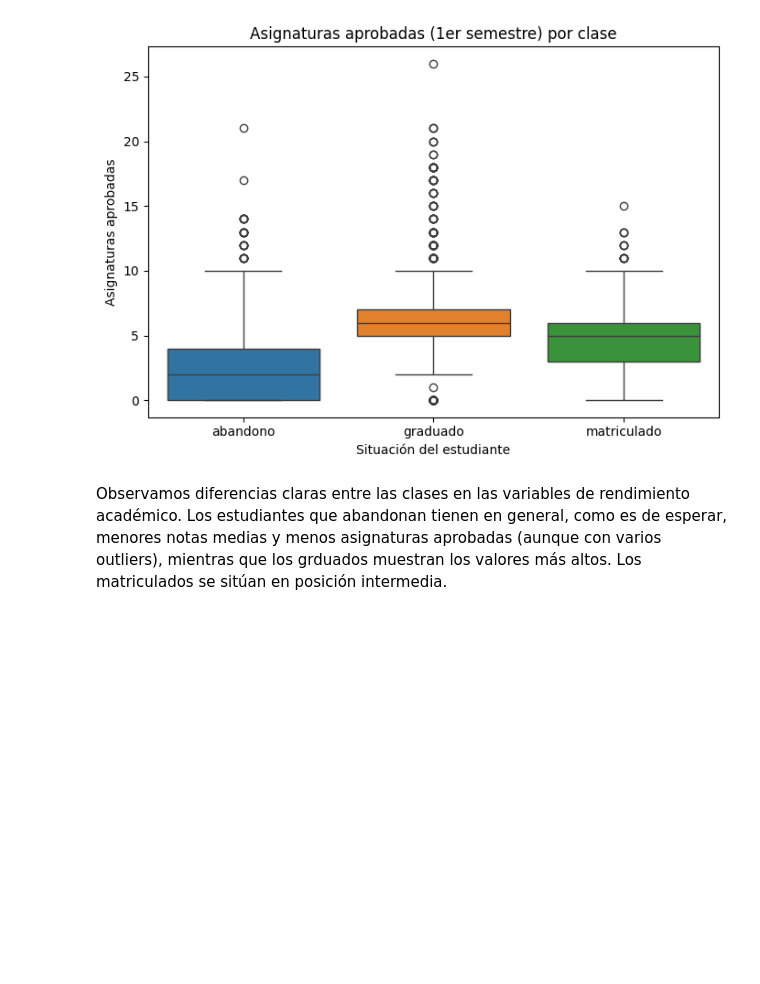
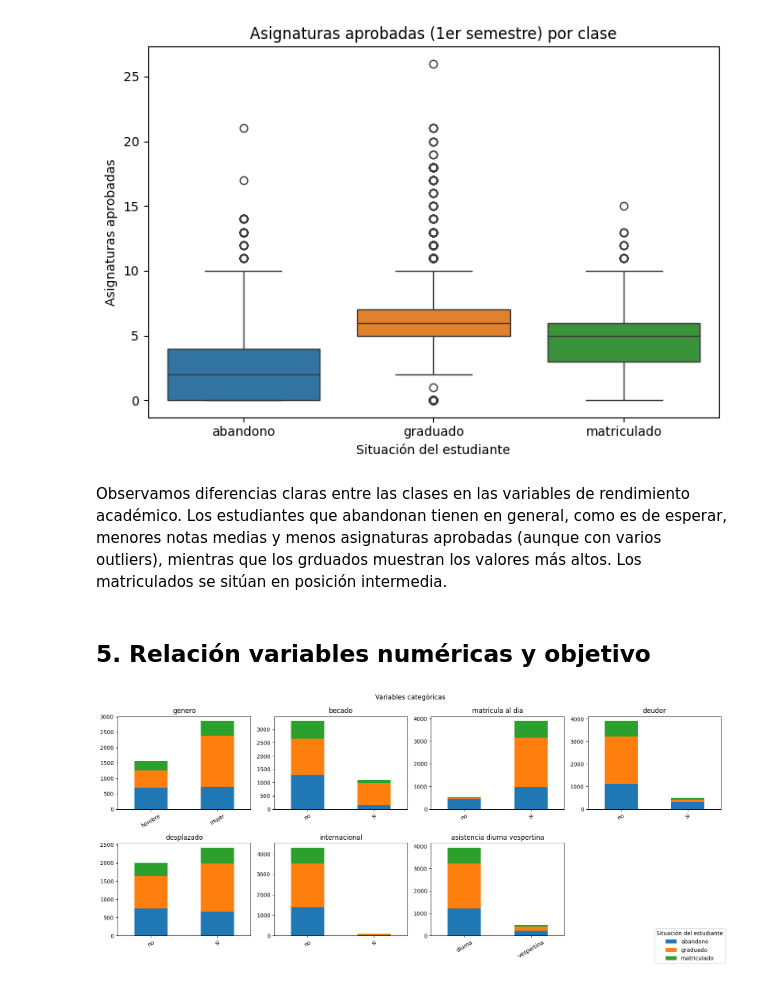
Before and after one commit to adrianalorenzo/ML_proyecto_final, a Jupyter notebook: notebooks/01_EDA.ipynb, the cells around one changed output. Cells and saved outputs as stored; diff of their text form; code cells hidden in the pictures; blank space fills up the shorter version.

Commit message:
Implementado 1.5 relación con categóricas, 1.6,matriz de correlación, 1.7. variables macroeconómicas y 1.8 resumen. Correción de errores.

```diff
--- a/notebooks/01_EDA.ipynb
+++ b/notebooks/01_EDA.ipynb
@@ -189,3 +189,43 @@ plt.show()
 [figure]
 # %% [markdown]
 Observamos diferencias claras entre las clases en las variables de rendimiento académico. Los estudiantes que abandonan tienen en general, como es de esperar, menores notas medias y menos asignaturas aprobadas (aunque con varios outliers), mientras que los grduados muestran los valores más altos. Los matriculados se sitúan en posición intermedia.
+# %% [markdown]
+## 5. Relación variables numéricas y objetivo
+# %%
+#seleccionamos las más relevantes
+vars_cat_plot = ['genero', 'becado', 'matricula_al_dia', 'deudor',
+                 'desplazado', 'internacional','asistencia_diurna_vespertina']
+
+fig, axes = plt.subplots(2, 4, figsize=(16, 7))
+axes = axes.flatten()
+
+#las añadimso para hacer una leyenda comun
+handles = None
+labels = None
+
+for i, var in enumerate(vars_cat_plot):
+    tabla = df.groupby([var, 'objetivo']).size().unstack(fill_value=0)
+    tabla.plot(kind= 'bar', stacked=True, ax= axes[i]) #asi ya vemos la relación con el target
+
+    axes[i].set_title(var.replace('_', ' '))
+    axes[i].set_xlabel('')
+    axes[i].tick_params(axis='x', rotation=30)
+
+    #guardamos handles solo una vez
+    if handles is None:
+        handles, labels = axes[i].get_legend_handles_labels()
+
+    #quitamos leyenda del subplot
+    axes[i].get_legend().remove()
+
+for j in range(len(vars_cat_plot), len(axes)):
+    axes[j].set_visible(False)
+
+fig.legend(handles, labels, title='Situación del estudiante', loc='lower right')
+
+fig.suptitle('Variables categóricas')
+plt.tight_layout()
+plt.savefig('../figuras/stacks_categoricas_obj.png')
+plt.show()
+# %% [output]
+[figure, added]
```
Also changed, not shown: parts of 10 cells of this notebook, 3 other files.
